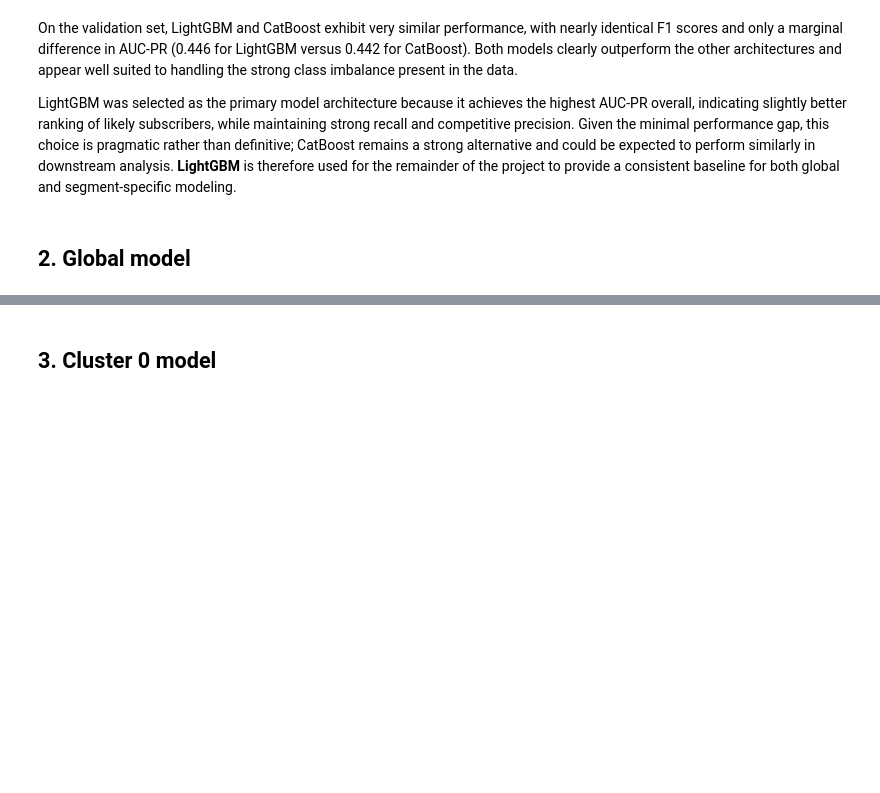
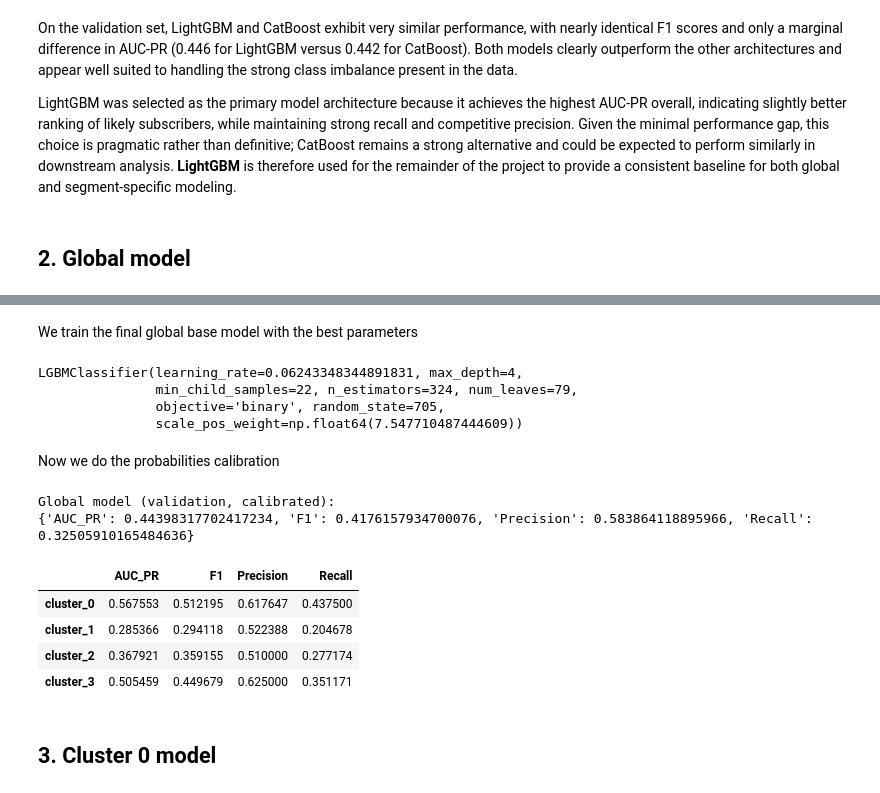
Before and after one commit to tonantzin-real/IDS_705_final_project, a Jupyter notebook: 03_training.ipynb, the cells around one changed output, grey strips where cells are left out. Drawn from its saved outputs; the diff is of its cells as text; code cells hidden in the pictures; blank space fills up the shorter version.

Commit message:
Update global model

```diff
--- a/03_training.ipynb
+++ b/03_training.ipynb
@@ -263,0 +307,6 @@ display(X_test.head(3))
+# %%
+n_pos = y_train.sum()
+n_neg = len(y_train) - n_pos
+scale_pos_weight = n_neg / n_pos
+
+print(f"Scale pos weight: {scale_pos_weight:.2f}")
@@ -263,0 +340,8 @@ display(X_test.head(3))
+# %%
+study = optuna.create_study(direction="maximize")
+study.optimize(objective, n_trials=30, show_progress_bar=True)
+
+print("Best AUC-PR:", study.best_value)
+print("Best parameters:", study.best_params)
+
+best_params = study.best_params
@@ -264,3 +362,57 @@ display(X_test.head(3))
+# %% [markdown]
+We train the final global base model with the best parameters
+# %%
+global_model = lgb.LGBMClassifier(
+    objective="binary",
+    scale_pos_weight=scale_pos_weight,
+    random_state=RANDOM_STATE,
+    **best_params
+)
+
+global_model.fit(X_train, y_train)
+# %% [output]
+LGBMClassifier(learning_rate=0.06243348344891831, max_depth=4,
+               min_child_samples=22, n_estimators=324, num_leaves=79,
+               objective='binary', random_state=705,
+               scale_pos_weight=np.float64(7.547710487444609))
+# %% [markdown]
+Now we do the probabilities calibration
+# %%
+# raw probabilities on validation
+val_probs_raw = global_model.predict_proba(X_validation)[:, 1]
+
+# isotonic regression calibration
+calibrator = IsotonicRegression(out_of_bounds="clip")
+calibrator.fit(val_probs_raw, y_validation)
+
+# calibrated probabilities
+val_probs_calibrated = calibrator.transform(val_probs_raw)
+# %%
+global_validation_metrics = evaluate_from_probs(y_validation, val_probs_calibrated)
+
+print("Global model (validation, calibrated):")
+print(global_validation_metrics)
+# %% [output]
+Global model (validation, calibrated):
+{'AUC_PR': 0.44398317702417234, 'F1': 0.4176157934700076, 'Precision': 0.583864118895966, 'Recall': 0.32505910165484636}
+# %%
+cluster_results = {}
+
+for c in sorted(X_validation_[cluster_feat].unique()):
+    idx = X_validation_[cluster_feat] == c
+
+    cluster_results[f"cluster_{c}"] = evaluate_from_probs(
+        y_validation.loc[idx], val_probs_calibrated[idx]
+    )
+
+cluster_results_df = pd.DataFrame(cluster_results).T
+cluster_results_df
+# %% [output]
+|  | AUC_PR | F1 | Precision | Recall |
+| cluster_0 | 0.567553 | 0.512195 | 0.617647 | 0.437500 |
+| cluster_1 | 0.285366 | 0.294118 | 0.522388 | 0.204678 |
+| cluster_2 | 0.367921 | 0.359155 | 0.510000 | 0.277174 |
+| cluster_3 | 0.505459 | 0.449679 | 0.625000 | 0.351171 |
 # %% [markdown]
 ## 3. Cluster 0 model
 # %%
```
Also changed, not shown: parts of 8 cells of this notebook.
